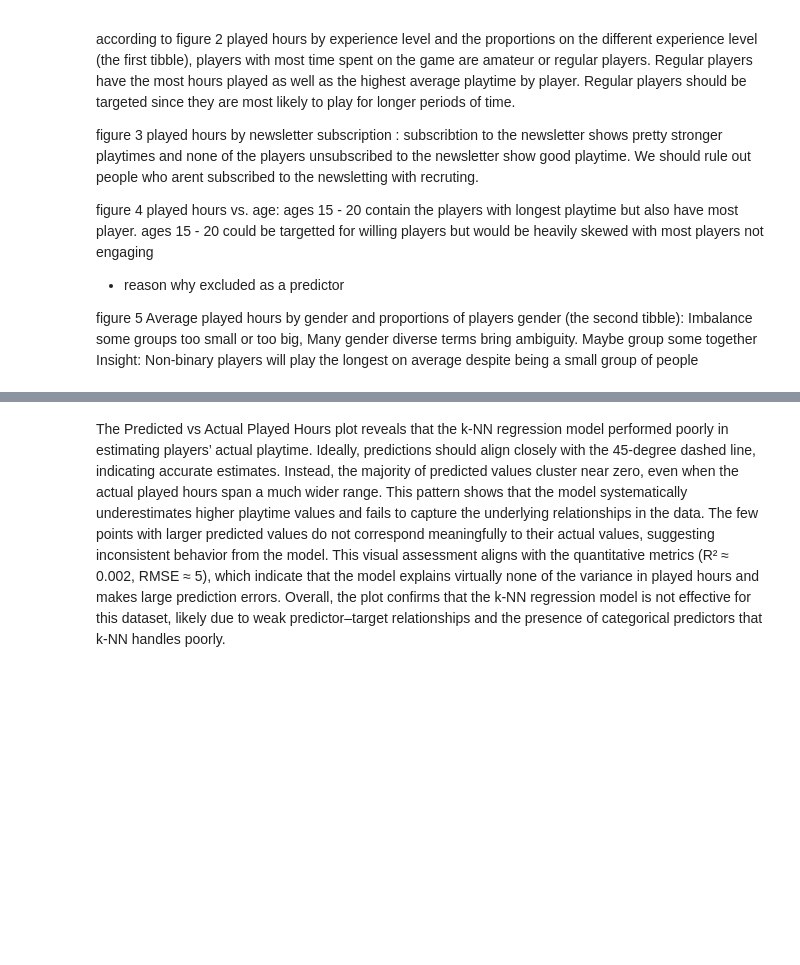
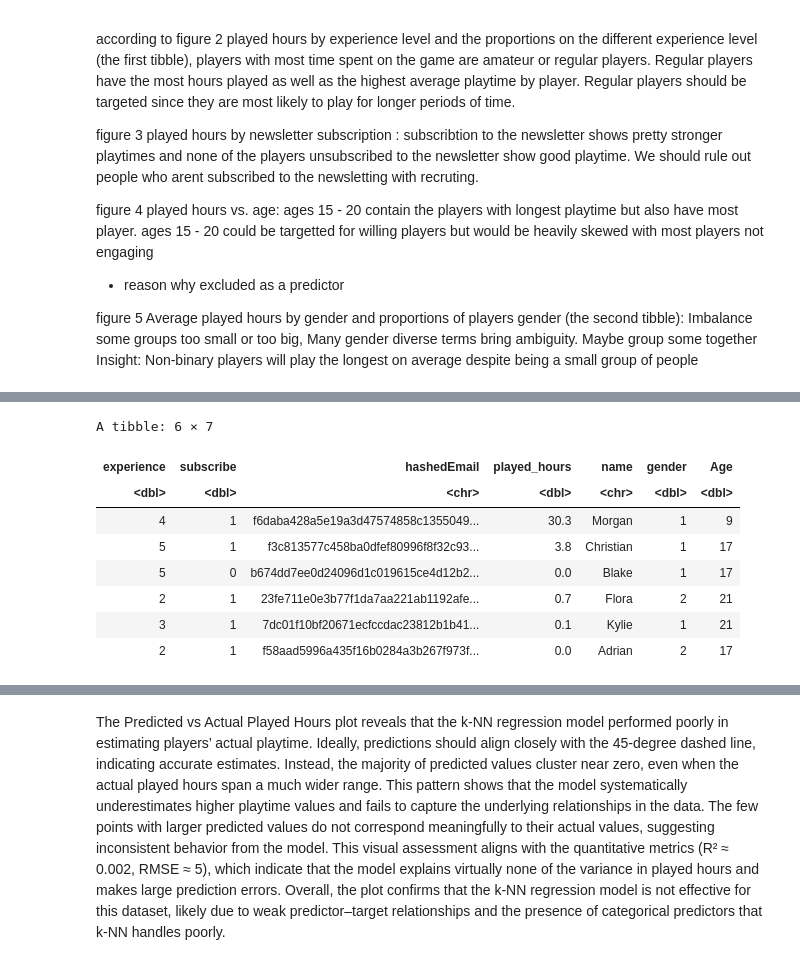
Before and after one commit to ctrl-tiramisu/dsci100-group-008, a Jupyter notebook: group 8 report-Copy1.ipynb, the cells around one changed output, grey strips where cells are left out. Drawn from its saved outputs; the diff is of its cells as text; code cells hidden in the pictures; blank space fills up the shorter version.

Commit message:
head

```diff
--- a/group 8 report-Copy1.ipynb
+++ b/group 8 report-Copy1.ipynb
@@ -229,29 +260,39 @@ players_tidy
 # %%
 players_number <- players_tidy |>
 mutate(gender = case_when(
       gender %in% c("Male") ~ 1,
       gender %in% c("Female") ~ 2,
       TRUE ~ 3))|>
 
 mutate(experience = case_when(
       experience %in% c("Beginner") ~ 1,
       experience %in% c("Amateur") ~ 2,
       experience %in% c("Regular") ~ 3,
       experience %in% c("Pro") ~ 4,
       experience %in% c("Veteran") ~ 5))|>
 
 mutate(subscribe = case_when(
       subscribe %in% c("TRUE") ~ 1,
       subscribe %in% c("FALSE") ~ 0))
 
 
 players_number <- players_number|>
     mutate(
         Age = as.numeric(Age),
         subscribe = as.numeric(subscribe),
         experience = as.numeric(experience),
         gender = as.numeric(gender))
-players_number
+head(players_number)
+# %% [output]
+A tibble: 6 × 7
+| experience | subscribe | hashedEmail | played_hours | name | gender | Age |
+| <dbl> | <dbl> | <chr> | <dbl> | <chr> | <dbl> | <dbl> |
+| 4 | 1 | f6daba428a5e19a3d47574858c1355049... | 30.3 | Morgan | 1 | 9 |
+| 5 | 1 | f3c813577c458ba0dfef80996f8f32c93... | 3.8 | Christian | 1 | 17 |
+| 5 | 0 | b674dd7ee0d24096d1c019615ce4d12b2... | 0.0 | Blake | 1 | 17 |
+| 2 | 1 | 23fe711e0e3b77f1da7aa221ab1192afe... | 0.7 | Flora | 2 | 21 |
+| 3 | 1 | 7dc01f10bf20671ecfccdac23812b1b41... | 0.1 | Kylie | 1 | 21 |
+| 2 | 1 | f58aad5996a435f16b0284a3b267f973f... | 0.0 | Adrian | 2 | 17 |
 # %%
 ## Select for only predictors and target variables
 players_selected <- select(players_number, Age, experience, subscribe, gender, played_hours)|>
```
Also changed, not shown: parts of 8 cells of this notebook.
